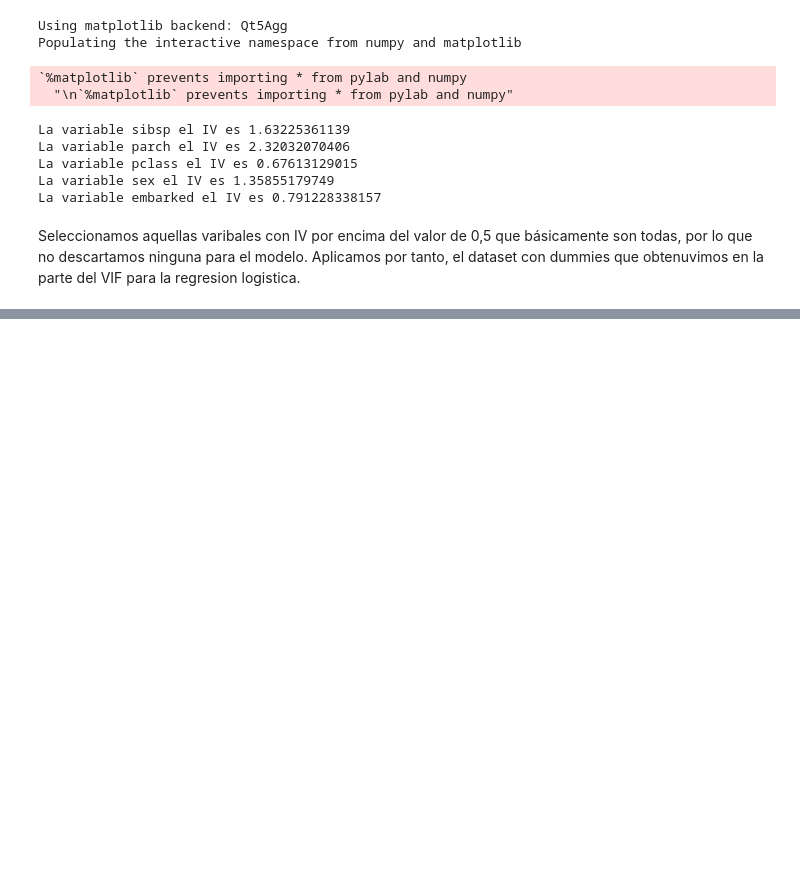
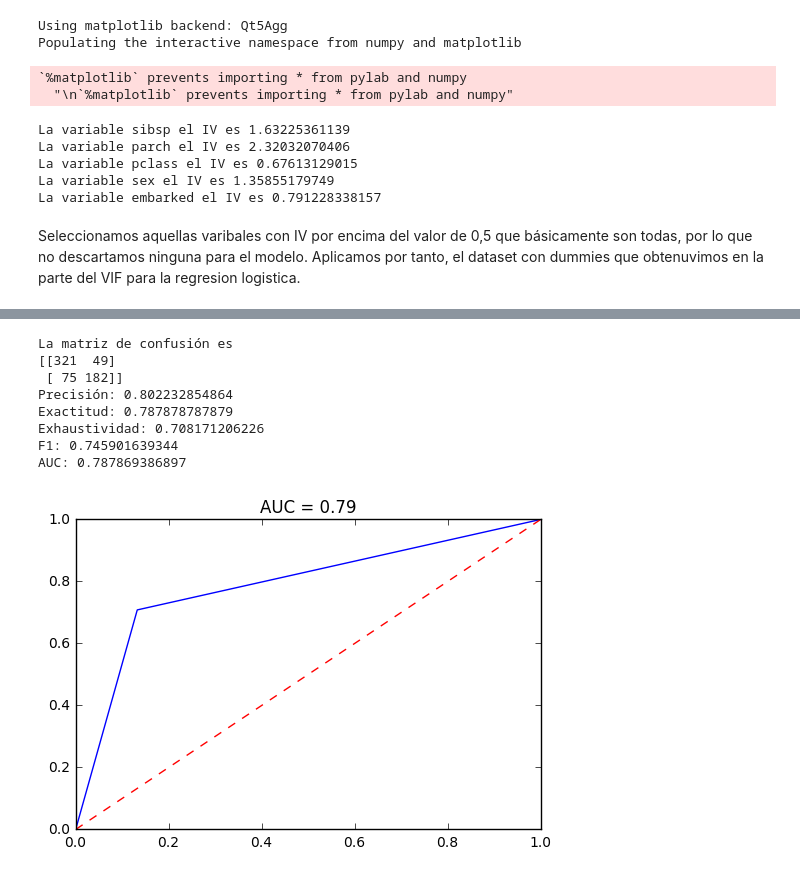
Before and after one commit to amarino5/Master-BigData-CIFF-2016, a Jupyter notebook: Aprendizaje automatico/Practica Aprendizaje automatico.ipynb, the cells around one changed output, grey strips where cells are left out. Cells and saved outputs as stored; diff of their text form; code cells hidden in the pictures; blank space fills up the shorter version.

Commit message:
Modelos de aprendizaje automatico, modelos re regresion logistica

```diff
--- a/Aprendizaje automatico/Practica Aprendizaje automatico.ipynb
+++ b/Aprendizaje automatico/Practica Aprendizaje automatico.ipynb
@@ -607,0 +588,5 @@ AUC: 0.790852874788
+# %%
+features = ['survived', 'parch_N_n0', 'parch_N_n1','pclass_2', 'pclass_3', 'sex_male', 'embarked_Q', 'embarked_S',
+       'age_N_n1', 'age_N_n2', 'fare_N_n1', 'fare_N_n2']
+titanic_vif = titanic_dummie[features]
+titanic_vif.head(5)
@@ -607,0 +600,20 @@ AUC: 0.790852874788
+# %%
+features = ['parch_N_n0', 'parch_N_n1','pclass_2', 'pclass_3', 'sex_male', 'embarked_Q', 'embarked_S',
+       'age_N_n1', 'age_N_n2', 'fare_N_n1', 'fare_N_n2']
+
+X_train, X_test, y_train, y_test = train_test_split(titanic_vif[features], titanic_vif['survived'], test_size=0.4)
+
+classifier = LogisticRegression().fit(X_train, y_train)
+y_pred     = classifier.predict(X_train)
+
+metricas_modelos(y_train, y_pred)
+# %% [output]
+La matriz de confusión es
+[[321  49]
+ [ 75 182]]
+Precisión: 0.802232854864
+Exactitud: 0.787878787879
+Exhaustividad: 0.708171206226
+F1: 0.745901639344
+AUC: 0.787869386897
+[figure, added]
```
Also changed, not shown: parts of 16 cells of this notebook.
